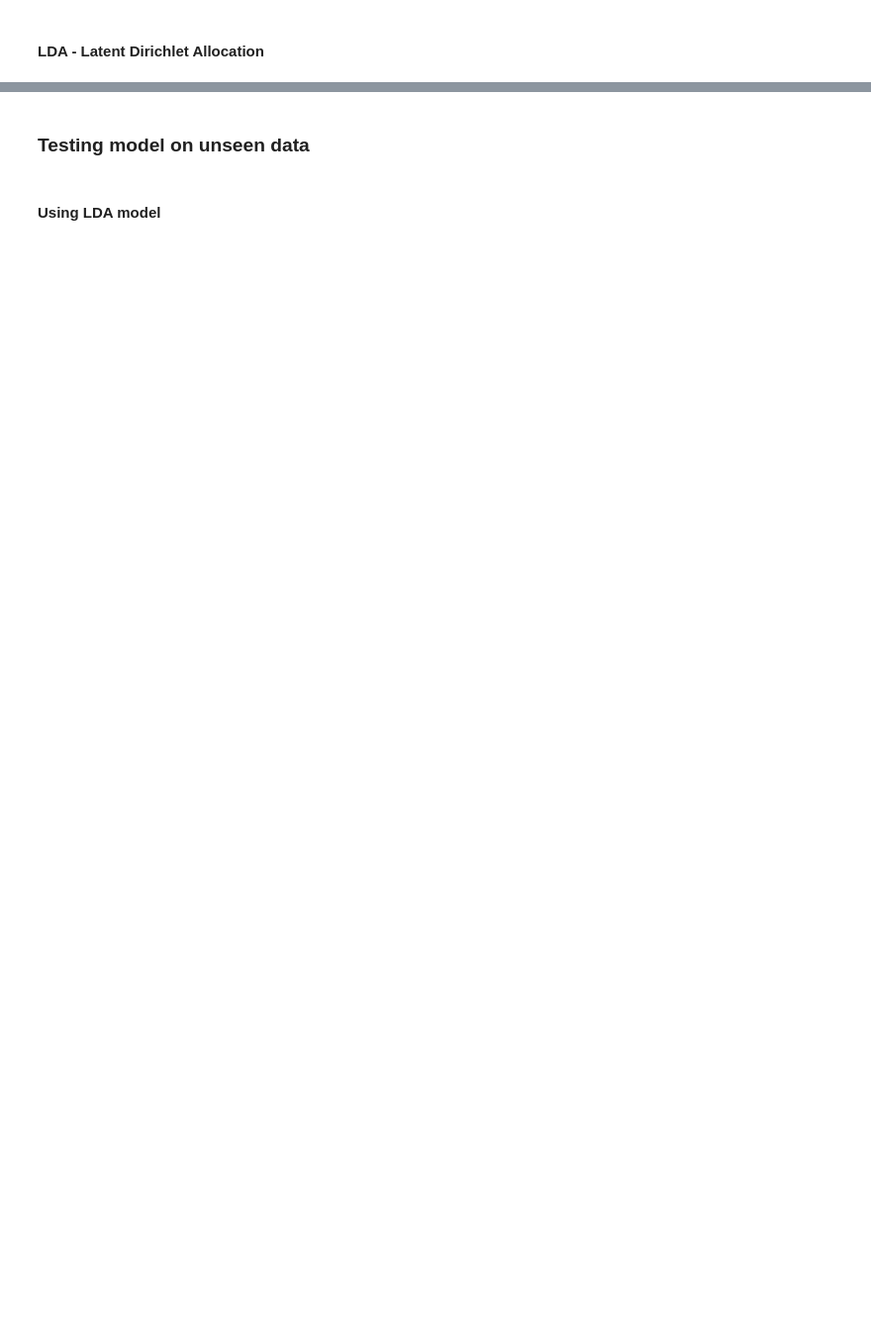
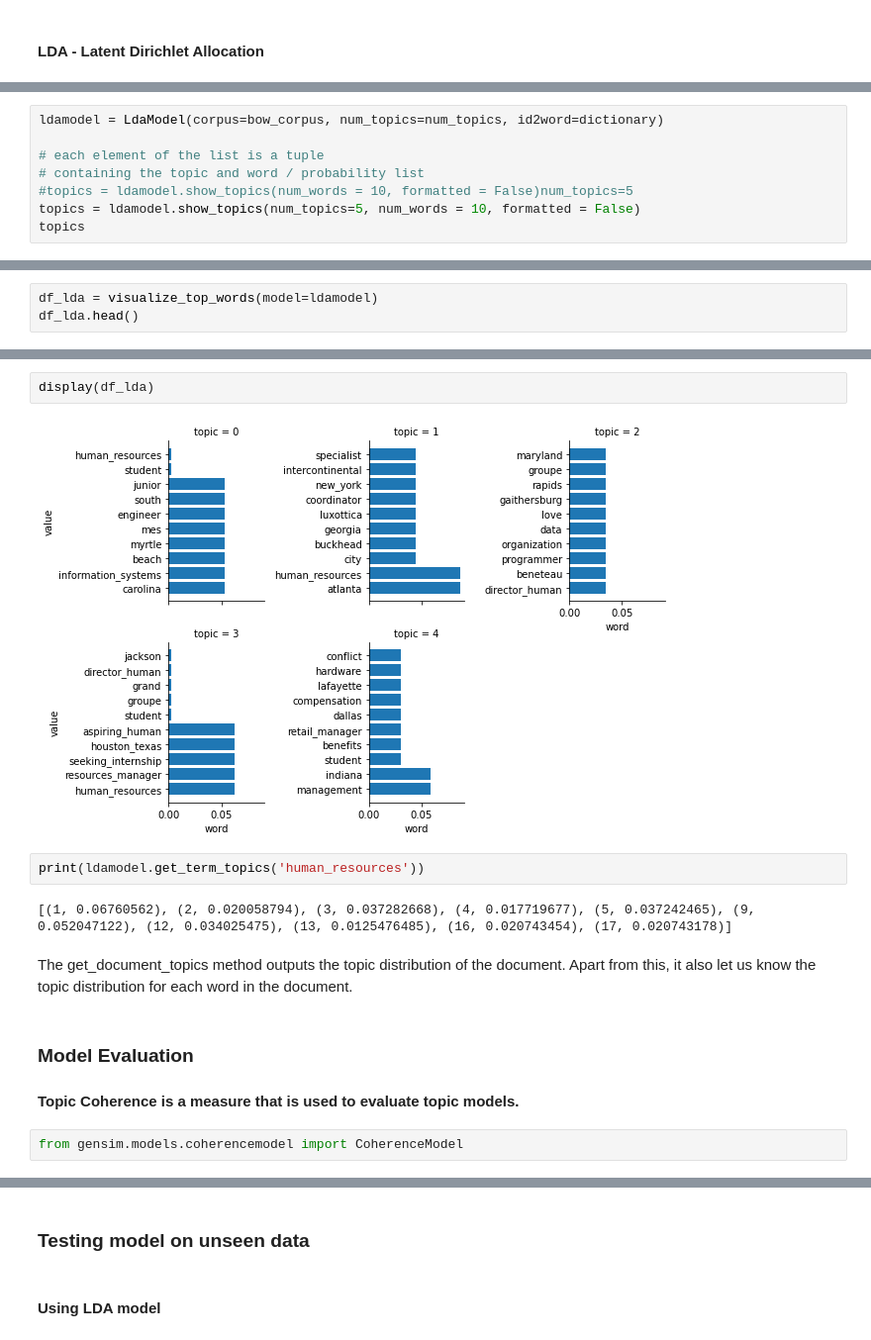
Before and after one commit to bjjv/Sb-DataScience-Mar21, a Jupyter notebook: CapstoneProject3/notebook/02_preprocessing_and_training_BinduJ.ipynb, the cells around one changed output, grey strips where cells are left out. Shown at 99% size. Drawn from its saved outputs; the diff is of its cells as text; blank space fills up the shorter version.

```diff
--- a/CapstoneProject3/notebook/02_preprocessing_and_training_BinduJ.ipynb
+++ b/CapstoneProject3/notebook/02_preprocessing_and_training_BinduJ.ipynb
@@ -379,0 +396,8 @@ Document 20: 'aspiring human resources manager seeking internship human resource
+# %%
+ldamodel = LdaModel(corpus=bow_corpus, num_topics=num_topics, id2word=dictionary)
+
+# each element of the list is a tuple
+# containing the topic and word / probability list
+#topics = ldamodel.show_topics(num_words = 10, formatted = False)num_topics=5
+topics = ldamodel.show_topics(num_topics=5, num_words = 10, formatted = False)
+topics
@@ -379,0 +424,3 @@ Document 20: 'aspiring human resources manager seeking internship human resource
+# %%
+df_lda = visualize_top_words(model=ldamodel)
+df_lda.head()
@@ -379,0 +434,15 @@ Document 20: 'aspiring human resources manager seeking internship human resource
+# %%
+display(df_lda)
+# %% [output]
+[figure, added]
+# %%
+print(ldamodel.get_term_topics('human_resources'))
+# %% [output]
+[(1, 0.06760562), (2, 0.020058794), (3, 0.037282668), (4, 0.017719677), (5, 0.037242465), (9, 0.052047122), (12, 0.034025475), (13, 0.0125476485), (16, 0.020743454), (17, 0.020743178)]
+# %% [markdown]
+The get_document_topics method outputs the topic distribution of the document. Apart from this, it also let us know the topic distribution for each word in the document.
+# %% [markdown]
+### Model Evaluation
+#### Topic Coherence is a measure that is used to evaluate topic models.
+# %%
+from gensim.models.coherencemodel import CoherenceModel
```
Also changed, not shown: parts of 124 cells of this notebook.
